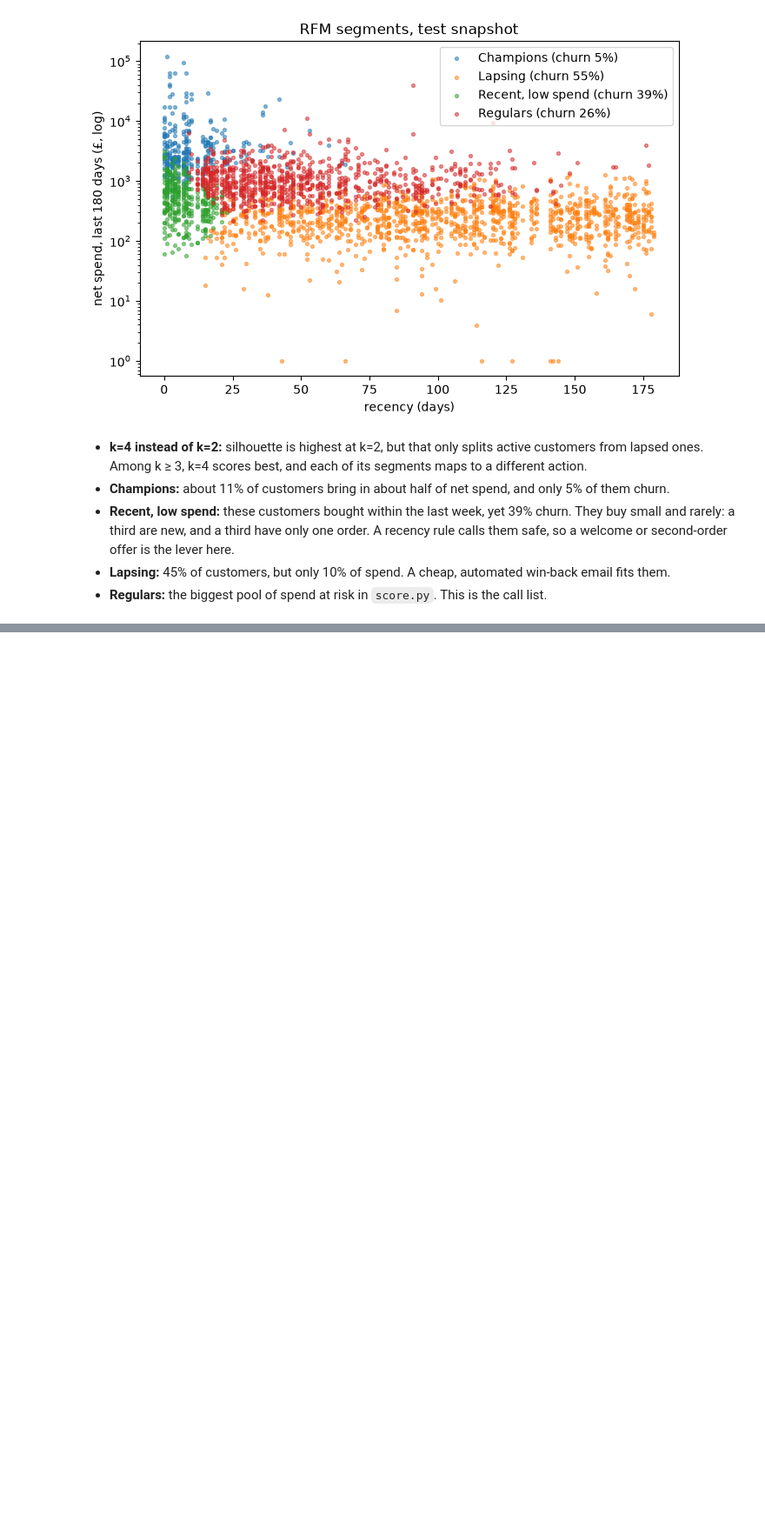
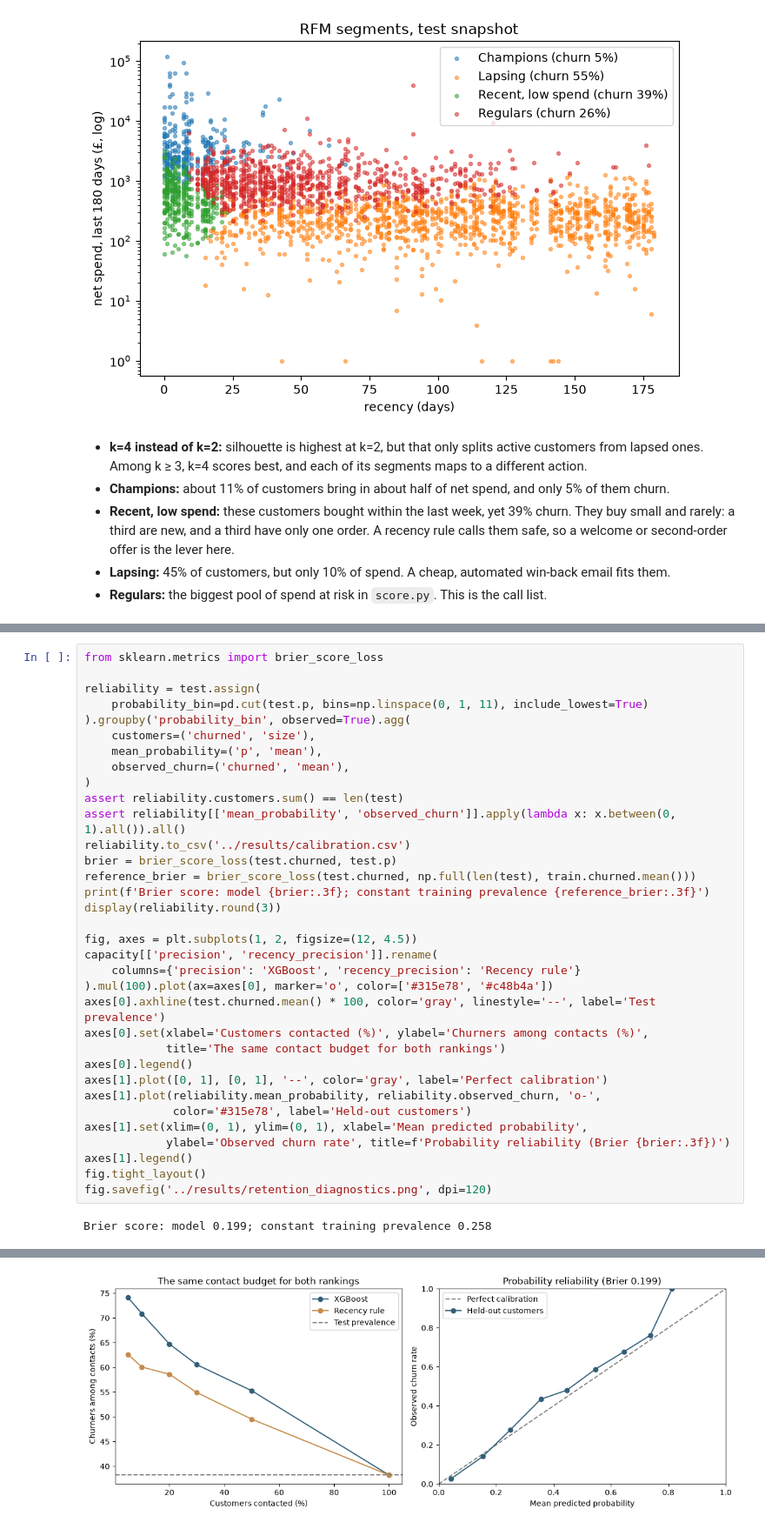
Before and after one commit to guptas-git/customer-churn, a Jupyter notebook: notebooks/eda.ipynb, the cells around one changed output, grey strips where cells are left out. Shown at 87% size. Cells and saved outputs as stored; diff of their text form; blank space fills up the shorter version.

Commit message:
Add retention capacity and probability diagnostics

```diff
--- a/notebooks/eda.ipynb
+++ b/notebooks/eda.ipynb
@@ -226,0 +288,36 @@ ax.legend();
+# %%
+from sklearn.metrics import brier_score_loss
+
+reliability = test.assign(
+    probability_bin=pd.cut(test.p, bins=np.linspace(0, 1, 11), include_lowest=True)
+).groupby('probability_bin', observed=True).agg(
+    customers=('churned', 'size'),
+    mean_probability=('p', 'mean'),
+    observed_churn=('churned', 'mean'),
+)
+assert reliability.customers.sum() == len(test)
+assert reliability[['mean_probability', 'observed_churn']].apply(lambda x: x.between(0, 1).all()).all()
+reliability.to_csv('../results/calibration.csv')
+brier = brier_score_loss(test.churned, test.p)
+reference_brier = brier_score_loss(test.churned, np.full(len(test), train.churned.mean()))
+print(f'Brier score: model {brier:.3f}; constant training prevalence {reference_brier:.3f}')
+display(reliability.round(3))
+
+fig, axes = plt.subplots(1, 2, figsize=(12, 4.5))
+capacity[['precision', 'recency_precision']].rename(
+    columns={'precision': 'XGBoost', 'recency_precision': 'Recency rule'}
+).mul(100).plot(ax=axes[0], marker='o', color=['#315e78', '#c48b4a'])
+axes[0].axhline(test.churned.mean() * 100, color='gray', linestyle='--', label='Test prevalence')
+axes[0].set(xlabel='Customers contacted (%)', ylabel='Churners among contacts (%)',
+            title='The same contact budget for both rankings')
+axes[0].legend()
+axes[1].plot([0, 1], [0, 1], '--', color='gray', label='Perfect calibration')
+axes[1].plot(reliability.mean_probability, reliability.observed_churn, 'o-',
+             color='#315e78', label='Held-out customers')
+axes[1].set(xlim=(0, 1), ylim=(0, 1), xlabel='Mean predicted probability',
+            ylabel='Observed churn rate', title=f'Probability reliability (Brier {brier:.3f})')
+axes[1].legend()
+fig.tight_layout()
+fig.savefig('../results/retention_diagnostics.png', dpi=120)
+# %% [output]
+Brier score: model 0.199; constant training prevalence 0.258
@@ -226,0 +335 @@ ax.legend();
+[figure, added]
```
Also changed, not shown: parts of 5 cells of this notebook, 5 other files.
